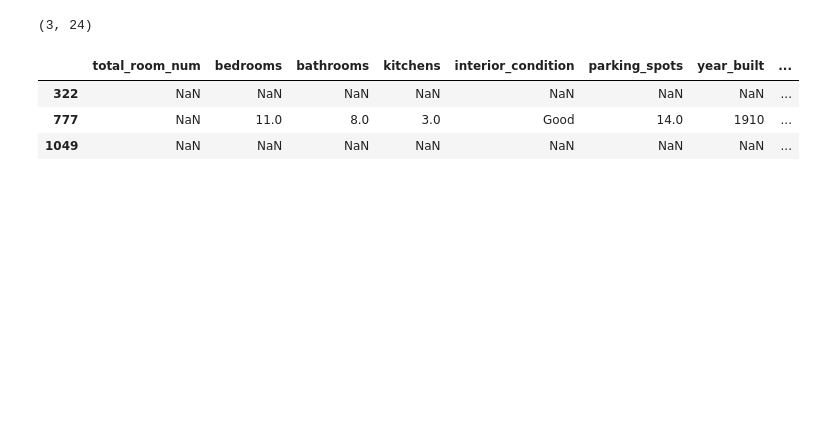
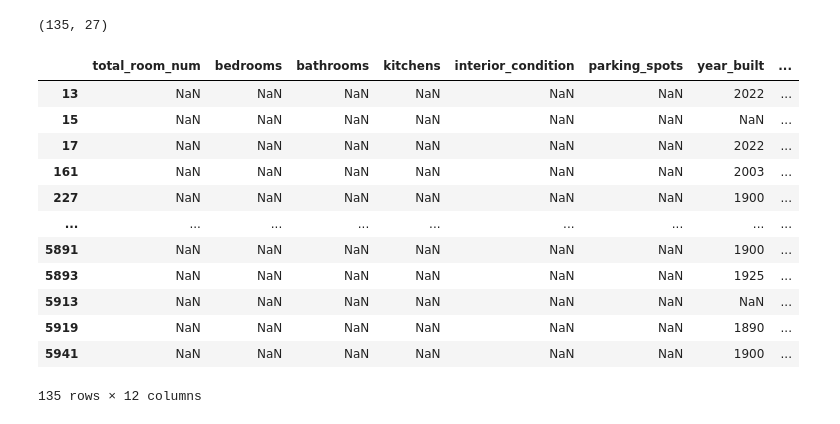
Before and after one commit to hunkim98/boston_real_estate, a Jupyter notebook: sales_info_check.ipynb, the cells around one changed output. Cells and saved outputs as stored; diff of their text form; code cells hidden in the pictures; blank space fills up the shorter version.

Commit message:
Finish merging all sales

```diff
--- a/sales_info_check.ipynb
+++ b/sales_info_check.ipynb
@@ -4,7 +4,11 @@ import requests
 import pandas as pd
 BASE_URL = "https://www.cityofboston.gov/assessing/search/"
 # %%
-data = pd.read_csv("data/enriched_sales_data.csv")
+data_folder = "data/2019"
+
+file_name = "geocoded_enriched_merged_sales.csv"
+
+data = pd.read_csv(f"{data_folder}/{file_name}")
 
 # print rows that have None in any of the columns here
 #  "total_room_num": None,
@@ -25,37 +29,46 @@ data = pd.read_csv("data/enriched_sales_data.csv")
 #             "owner_property_count": None
 noted_cols = ["total_room_num",\
             "bedrooms",\
             "bathrooms",\
             # "half_bathrooms",\
             "kitchens",\
             # "fireplaces",\
             # "ac_type",\
             # "heat_type",\
             "interior_condition",\
             "parking_spots",\
             "year_built",\
             "exterior_condition",\
             # "foundation",\
             "full_address",\
             "owner_name",\
             "owner_property_count"]
 
 # get rows that have None in any of the columns
 # data[noted_cols].isna().any(axis=1)
 
 noted_cols.append("parcel")
 # print rows that have None in any of the columns
 # print the dimension of the dataframe
 print(data[data[noted_cols].isna().any(axis=1)].shape)
 
 parcels_that_have_none = data[data[noted_cols].isna().any(axis=1)]["parcel"]
 data[data[noted_cols].isna().any(axis=1)][noted_cols]
 # %% [output]
-(3, 24)
+(135, 27)
 |  | total_room_num | bedrooms | bathrooms | kitchens | interior_condition | parking_spots | year_built | ... |
-| 322 | NaN | NaN | NaN | NaN | NaN | NaN | NaN | ... |
-| 777 | NaN | 11.0 | 8.0 | 3.0 | Good | 14.0 | 1910 | ... |
-| 1049 | NaN | NaN | NaN | NaN | NaN | NaN | NaN | ... |
+| 13 | NaN | NaN | NaN | NaN | NaN | NaN | 2022 | ... |
+| 15 | NaN | NaN | NaN | NaN | NaN | NaN | NaN | ... |
+| 17 | NaN | NaN | NaN | NaN | NaN | NaN | 2022 | ... |
+| 161 | NaN | NaN | NaN | NaN | NaN | NaN | 2003 | ... |
+| 227 | NaN | NaN | NaN | NaN | NaN | NaN | 1900 | ... |
+| ... | ... | ... | ... | ... | ... | ... | ... | ... |
+| 5891 | NaN | NaN | NaN | NaN | NaN | NaN | 1900 | ... |
+| 5893 | NaN | NaN | NaN | NaN | NaN | NaN | 1925 | ... |
+| 5913 | NaN | NaN | NaN | NaN | NaN | NaN | NaN | ... |
+| 5919 | NaN | NaN | NaN | NaN | NaN | NaN | 1890 | ... |
+| 5941 | NaN | NaN | NaN | NaN | NaN | NaN | 1900 | ... |
+135 rows × 12 columns
 # %%
 print(parcels_that_have_none)
 # %% [output]
```
Also changed, not shown: parts of 4 cells of this notebook, 13 other files.
